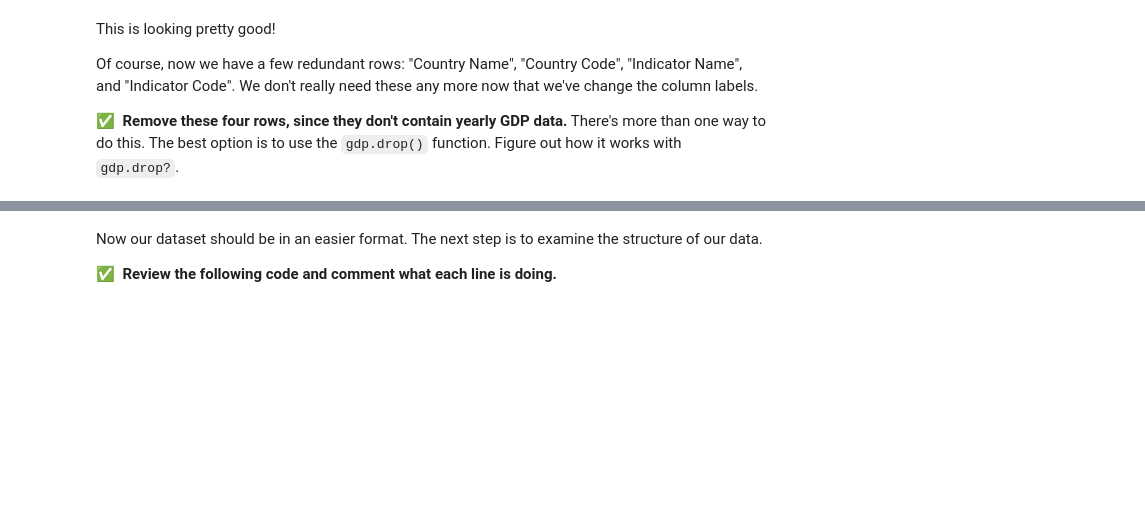
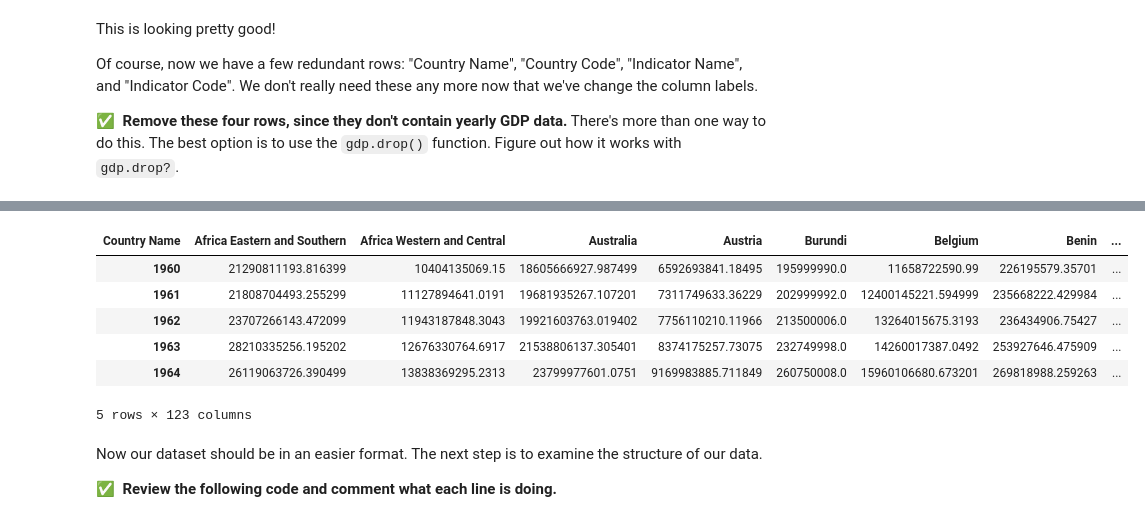
Before and after one commit to andrew-koren/cautious-adventure, a Jupyter notebook: my shit/cmse/Day-10_In-Class_GDP-STUDENT.ipynb, the cells around one changed output, grey strips where cells are left out. Cells and saved outputs as stored; diff of their text form; code cells hidden in the pictures; blank space fills up the shorter version.

```diff
--- a/my shit/cmse/Day-10_In-Class_GDP-STUDENT.ipynb
+++ b/my shit/cmse/Day-10_In-Class_GDP-STUDENT.ipynb
@@ -238,3 +302,21 @@ Of course, now we have a few redundant rows: "Country Name", "Country Code", "In
+# %%
+# Try to remove the rows that don't represent years here
+#pdg.head()
+#list = pdg.keys()
+#pdg.iloc['Country Name']
+#print(list)
+#print(pdg.iloc[0:3,0])
+
+gdp = gdp.drop(['Country Name','Country Code','Indicator Name','Indicator Code'])
+gdp.head()
+# %% [output]
+| Country Name | Africa Eastern and Southern | Africa Western and Central | Australia | Austria | Burundi | Belgium | Benin | ... |
+| 1960 | 21290811193.816399 | 10404135069.15 | 18605666927.987499 | 6592693841.18495 | 195999990.0 | 11658722590.99 | 226195579.35701 | ... |
+| 1961 | 21808704493.255299 | 11127894641.0191 | 19681935267.107201 | 7311749633.36229 | 202999992.0 | 12400145221.594999 | 235668222.429984 | ... |
+| 1962 | 23707266143.472099 | 11943187848.3043 | 19921603763.019402 | 7756110210.11966 | 213500006.0 | 13264015675.3193 | 236434906.75427 | ... |
+| 1963 | 28210335256.195202 | 12676330764.6917 | 21538806137.305401 | 8374175257.73075 | 232749998.0 | 14260017387.0492 | 253927646.475909 | ... |
+| 1964 | 26119063726.390499 | 13838369295.2313 | 23799977601.0751 | 9169983885.711849 | 260750008.0 | 15960106680.673201 | 269818988.259263 | ... |
+5 rows × 123 columns
 # %% [markdown]
 Now our dataset should be in an easier format. The next step is to examine the structure of our data.
 
```
Also changed, not shown: parts of 20 cells of this notebook.
